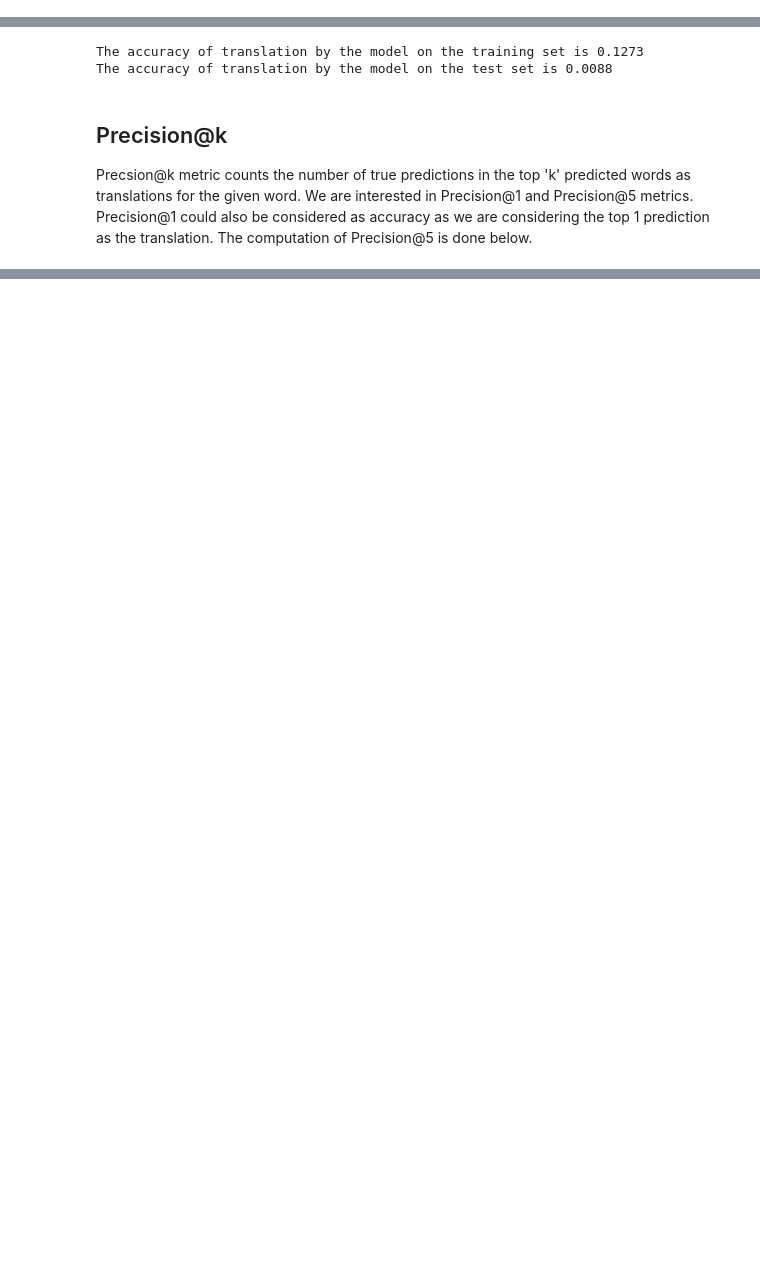
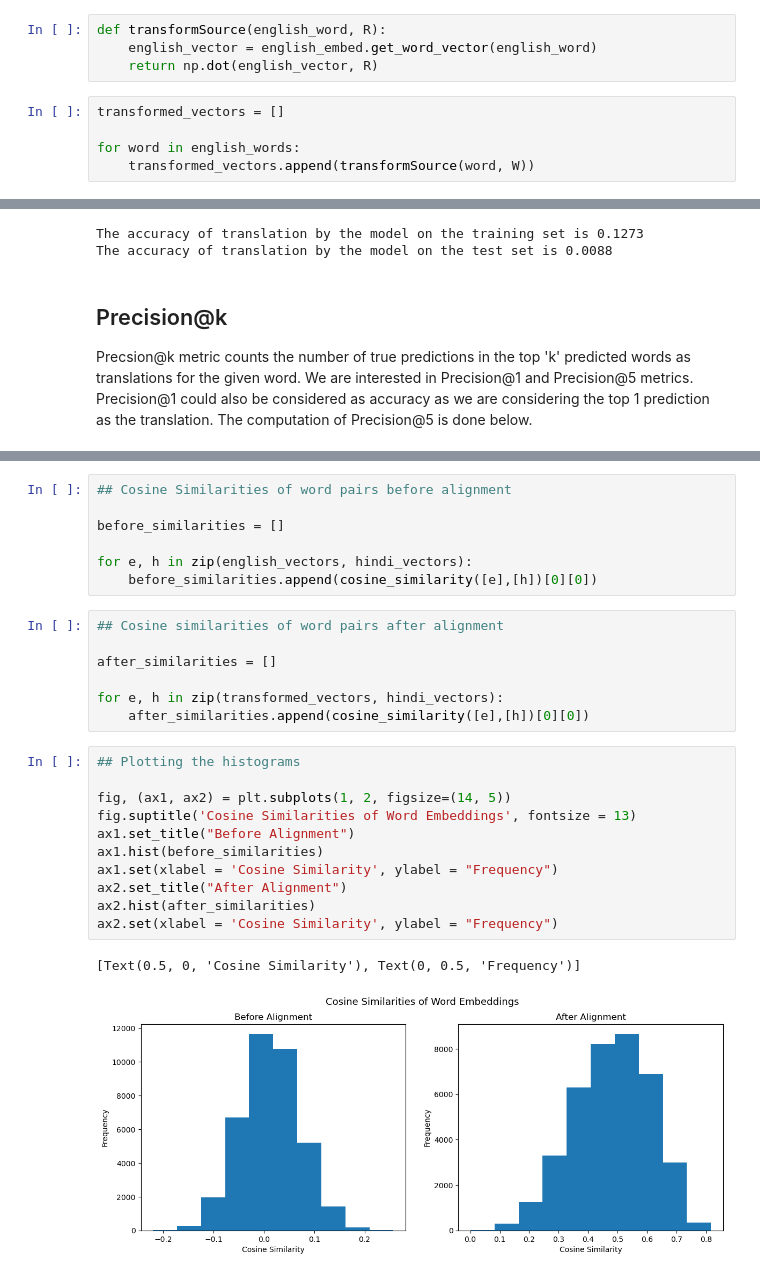
Before and after one commit to zhuatii/CrossLingualWordEmbeddingAlignment, a Jupyter notebook: Main.ipynb, the cells around one changed output, grey strips where cells are left out. Cells and saved outputs as stored; diff of their text form; blank space fills up the shorter version.

```diff
--- a/Main.ipynb
+++ b/Main.ipynb
@@ -193,3 +196,12 @@ W.shape
+# %%
+def transformSource(english_word, R):
+    english_vector = english_embed.get_word_vector(english_word)
+    return np.dot(english_vector, R)
+# %%
+transformed_vectors = []
+
+for word in english_words:
+    transformed_vectors.append(transformSource(word, W))
 # %% [markdown]
 ## Function for translating English words to Hindi
 
@@ -281,0 +297,28 @@ The accuracy of translation by the model on the test set is 0.0395
+# %%
+## Cosine Similarities of word pairs before alignment
+
+before_similarities = []
+
+for e, h in zip(english_vectors, hindi_vectors):
+    before_similarities.append(cosine_similarity([e],[h])[0][0])
+# %%
+## Cosine similarities of word pairs after alignment
+
+after_similarities = []
+
+for e, h in zip(transformed_vectors, hindi_vectors):
+    after_similarities.append(cosine_similarity([e],[h])[0][0])
+# %%
+## Plotting the histograms
+
+fig, (ax1, ax2) = plt.subplots(1, 2, figsize=(14, 5))
+fig.suptitle('Cosine Similarities of Word Embeddings', fontsize = 13)
+ax1.set_title("Before Alignment")
+ax1.hist(before_similarities)
+ax1.set(xlabel = 'Cosine Similarity', ylabel = "Frequency")
+ax2.set_title("After Alignment")
+ax2.hist(after_similarities)
+ax2.set(xlabel = 'Cosine Similarity', ylabel = "Frequency")
+# %% [output]
+[Text(0.5, 0, 'Cosine Similarity'), Text(0, 0.5, 'Frequency')]
+[figure, added]
```
Also changed, not shown: parts of 29 cells of this notebook, 4 other files.
